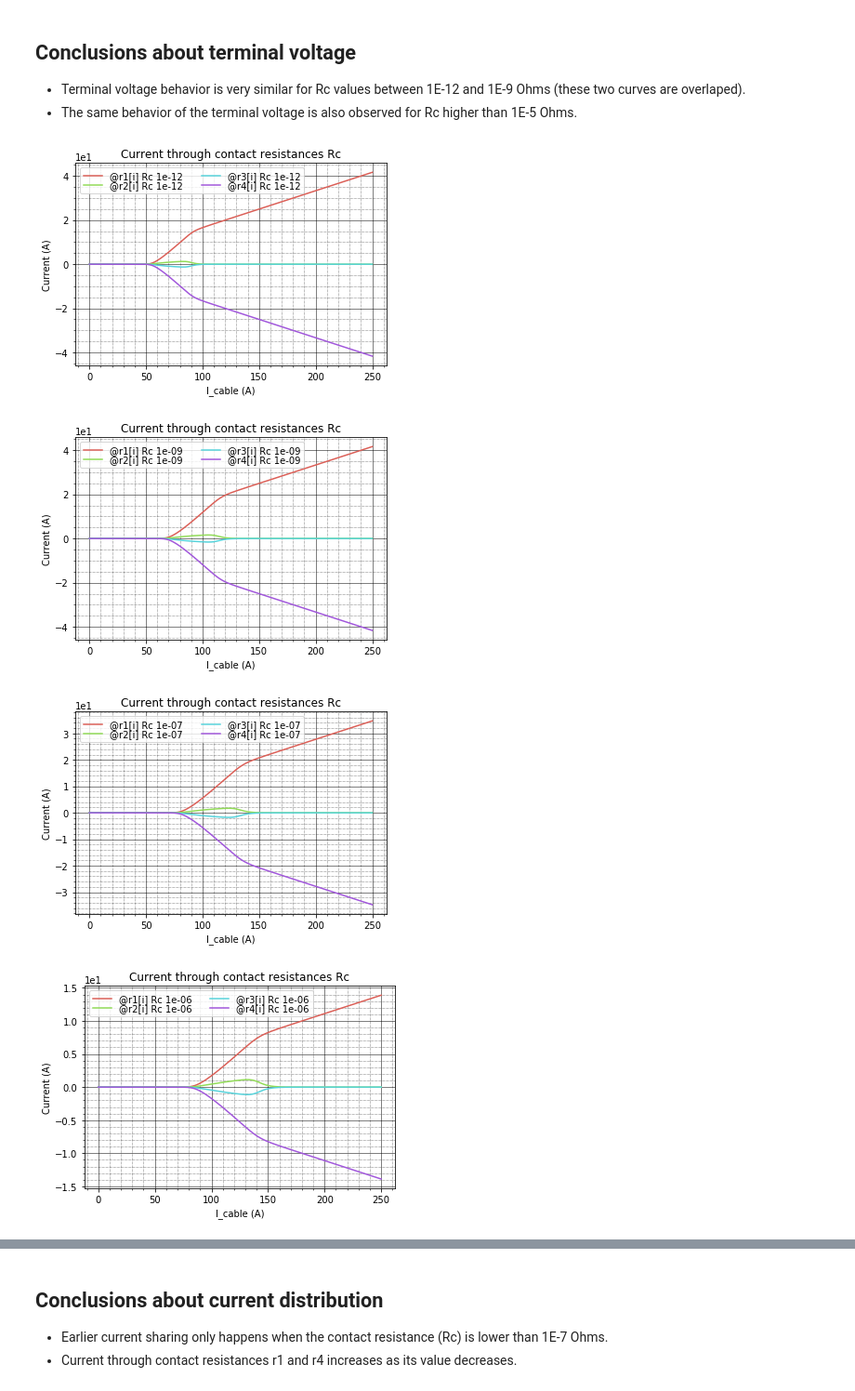
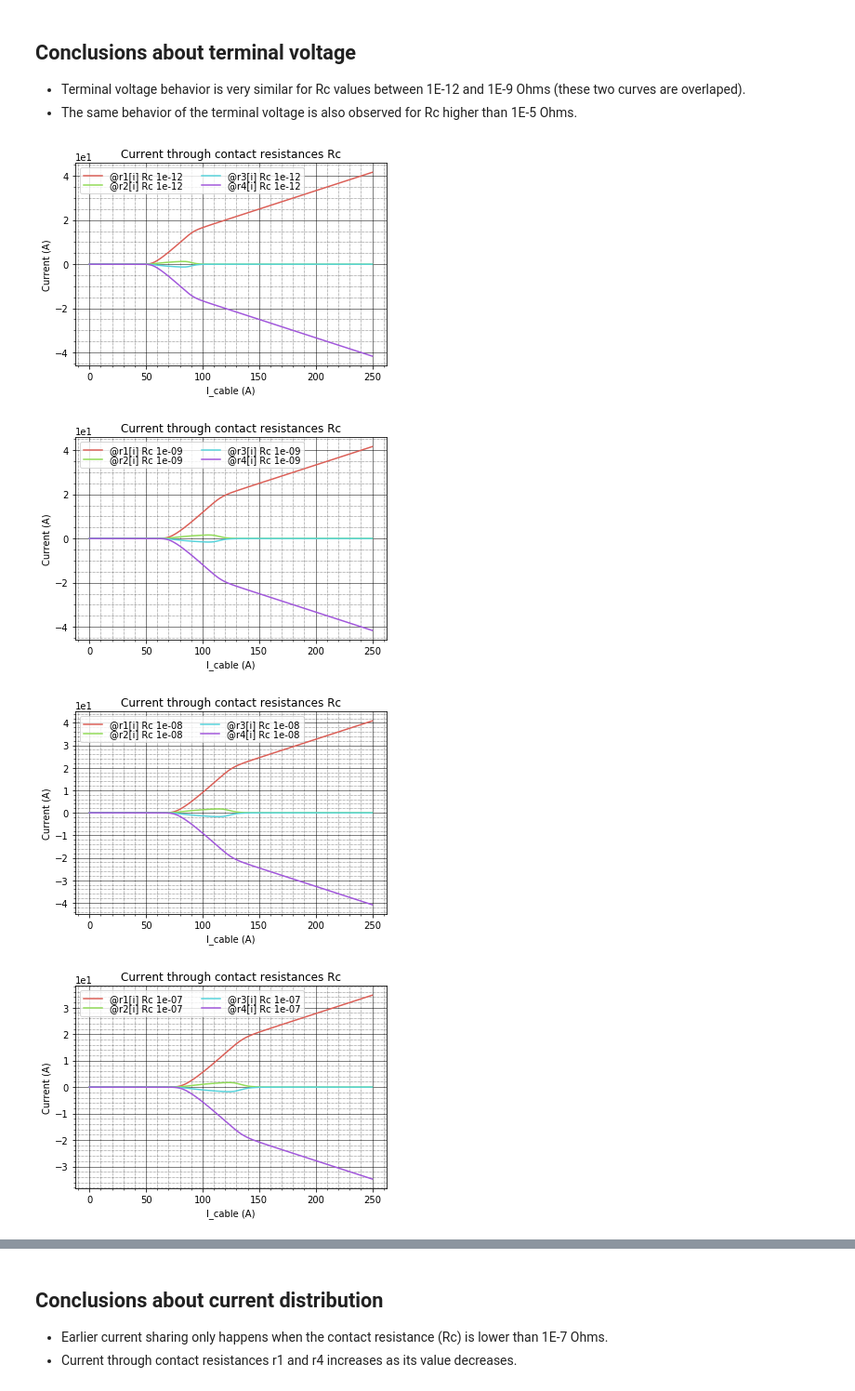
Before and after one commit to auroc10/LBNL, a Jupyter notebook: Contact/Contact resistance.ipynb, the cells around one changed output, grey strips where cells are left out. Shown at 93% size. Drawn from its saved outputs; the diff is of its cells as text; code cells hidden in the pictures.

```diff
--- a/Contact/Contact resistance.ipynb
+++ b/Contact/Contact resistance.ipynb
@@ -499,34 +547,34 @@ plt.grid()
 - The same behavior of the terminal voltage is also observed for Rc higher than 1E-5 Ohms.
 # %%
 # Testing different values of contact resistance
-Rc = np.array([1E-12,1E-9,1E-7,1E-6,1E-5,1E-3,1,1000])
+Rc = np.array([1E-12,1E-9,1E-8,1E-7,1E-6,1E-5,1E-3,1,1000])
 sns.set_palette(sns.color_palette("hls", 4))
 # Generating netlists and saving data
 
 for i in range(len(Rc)):
     filename = f'Rc {Rc[i]}.cir'
     generatenetlist(filename,Rc[i])
     data = readdata(filename)
     nc = 11
     fig, ax = plt.subplots()
     for j in range(num_resistances):
         ax.plot(data[:,1],data[:,j+nc],label = Labels[j+nc]+f' Rc {Rc[i]}')
     plt.xlabel('I_cable (A)')
     plt.ylabel('Current (A)')
     plt.title('Current through contact resistances Rc')
     #plt.xlim(0,200)
     ax.minorticks_on()
     ax.grid(which='major', linestyle='-', linewidth='0.5', color='black')
 # Customize the minor grid
     ax.grid(which='minor', linestyle=':', linewidth='0.5', color='black')
 
     ax.tick_params(which='both') # turn off bottom ticks
 
     plt.legend(labelspacing=0.001,ncol=2,loc='best')
     plt.ticklabel_format(style='sci', axis='y', scilimits=(0,0))
     plt.show()
 # %% [output]
 [figure]
 [figure]
-[figure, old version]
+[figure, new version]
-[figure, old version]
+[figure, new version]
```
Also changed, not shown: parts of 2 cells of this notebook.
